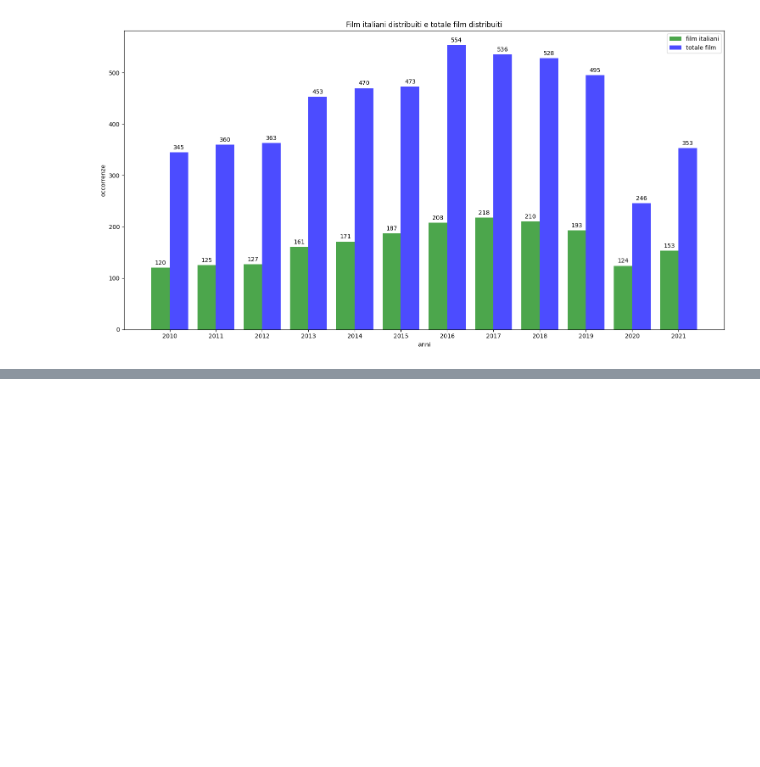
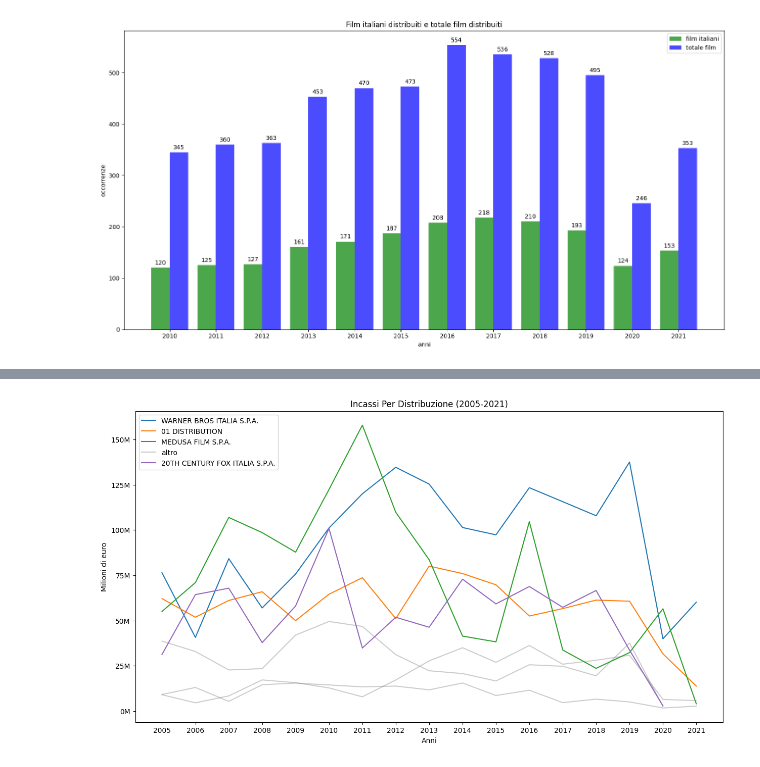
Before and after one commit to GitCass01/italian-cinemas-sciviz, a Jupyter notebook: Progetto.ipynb, the cells around one changed output, grey strips where cells are left out. Saved outputs shown, nothing was run; the diff lists cells and outputs as text; code cells hidden in the pictures; blank space fills up the shorter version.

```diff
--- a/Progetto.ipynb
+++ b/Progetto.ipynb
@@ -388,0 +429,42 @@ plt.show()
+# %%
+# INCASSI PER DISTRIBUZIONE 2005-2021
+# INCASSI FILM IN ITALIA PER NAZIONE (distribuzioni con al più un'assenza)
+
+# plt.style.use('ggplot')
+fig, ax = plt.subplots(figsize=(15,8))
+handles = []
+
+distribuzioni = distr['Distribuzione'].unique()
+
+count = 1
+for d in distribuzioni:
+    tmp = distr[distr['Distribuzione'] == str(d)][['Year', 'Incasso']]
+    if (len(tmp) < 16):
+        continue
+    if tmp['Incasso'].max() > 50000000:
+        line, = ax.plot(tmp['Year'], tmp['Incasso'], label=d)
+        handles.append(line)
+    else:
+        line, = ax.plot(tmp['Year'], tmp['Incasso'], label='altro', alpha=.4)
+        if count == 1: # mi serve per non aggiungere duplicati nella legenda
+            handles.append(line)
+            count = 0
+        line.set_color('grey')
+
+plt.xlabel('Anni')
+plt.ylabel('Milioni di euro')
+plt.title('Incassi Per Distribuzione (2005-2021)')
+
+ax.legend(handles = handles)
+
+# custom x_ticks for Million
+plt.yticks(np.arange(0, distr['Incasso'].max(), step=25000000))
+plt.xticks(np.arange(2005, 2022, step=1))
+current_values = plt.gca().get_yticks()
+plt.gca().set_yticklabels(['{:1.0f}M'.format(x*0.000_001) for x in current_values])
+
+plt.savefig('Dati_Cinema_Italiani/plots/Incassi_Distribuzioni_filter2.png', bbox_inches='tight')
+
+plt.show()
+# %% [output]
+[figure, added]
```
Also changed, not shown: parts of 2 cells of this notebook, 4 other files.
